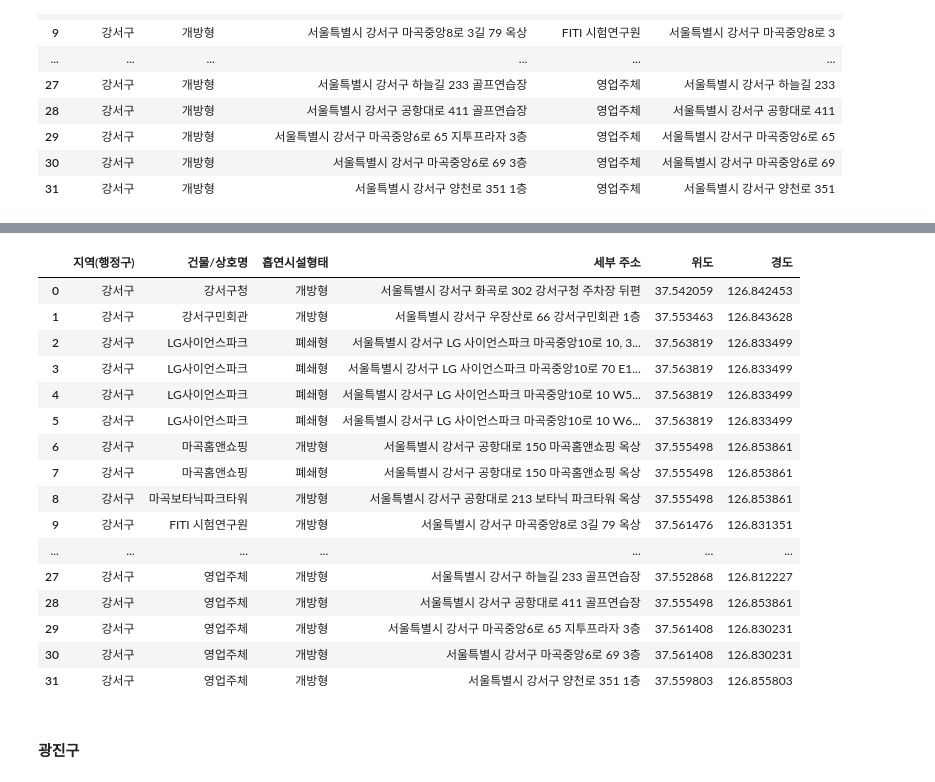
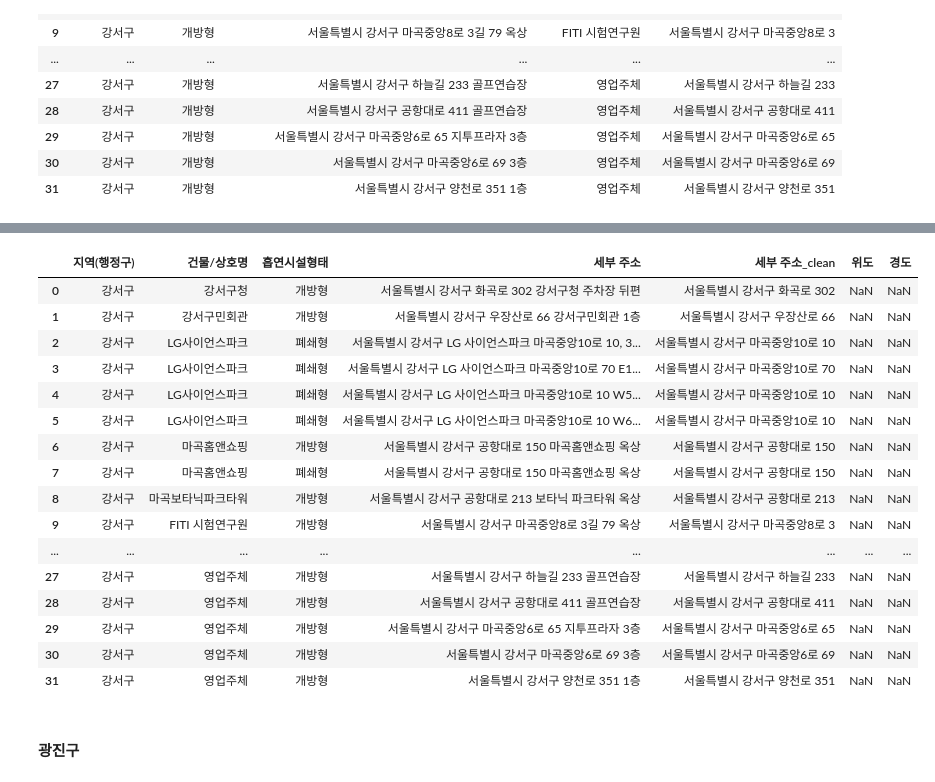
Before and after one commit to palesaltedcaramel/kick_map, a Jupyter notebook: 흡연구역_애림/데이터셋전처리.ipynb, the cells around one changed output, grey strips where cells are left out. Cells and saved outputs as stored; diff of their text form; code cells hidden in the pictures.

```diff
--- a/흡연구역_애림/데이터셋전처리.ipynb
+++ b/흡연구역_애림/데이터셋전처리.ipynb
@@ -139,12 +139,12 @@ def geocoding(address):
 # %%
 #컬럼 생성: 위도, 경도
 
-idx =0
-for i in gangseo['세부 주소_clean']:
-    try:
-        gangseo.loc[idx,'위도'] = geocoding(i)[0]
-        gangseo.loc[idx,'경도'] = geocoding(i)[1]
-    except:
-        pass
-    idx += 1
-gangseo
+# idx =0
+# for i in gangseo['세부 주소_clean']:
+#     try:
+#         gangseo.loc[idx,'위도'] = geocoding(i)[0]
+#         gangseo.loc[idx,'경도'] = geocoding(i)[1]
+#     except:
+#         pass
+#     idx += 1
+# gangseo
@@ -169,26 +151,30 @@ gangseo
 # %%
 #전처리된 데이터프레임 새로 만들기
+import numpy as np
 
-gangseo_clean = gangseo[['지역(행정구)', '건물/상호명','흡연시설형태', '세부 주소', '위도', '경도']]
+gangseo['위도'] =np.nan
+gangseo['경도'] =np.nan
+
+gangseo_clean = gangseo[['지역(행정구)', '건물/상호명','흡연시설형태', '세부 주소', '세부 주소_clean','위도', '경도']]
 gangseo_clean
 # %% [output]
-|  | 지역(행정구) | 건물/상호명 | 흡연시설형태 | 세부 주소 | 위도 | 경도 |
-| 0 | 강서구 | 강서구청 | 개방형 | 서울특별시 강서구 화곡로 302 강서구청 주차장 뒤편 | 37.542059 | 126.842453 |
-| 1 | 강서구 | 강서구민회관 | 개방형 | 서울특별시 강서구 우장산로 66 강서구민회관 1층 | 37.553463 | 126.843628 |
-| 2 | 강서구 | LG사이언스파크 | 폐쇄형 | 서울특별시 강서구 LG 사이언스파크 마곡중앙10로 10, 3... | 37.563819 | 126.833499 |
-| 3 | 강서구 | LG사이언스파크 | 폐쇄형 | 서울특별시 강서구 LG 사이언스파크 마곡중앙10로 70 E1... | 37.563819 | 126.833499 |
-| 4 | 강서구 | LG사이언스파크 | 폐쇄형 | 서울특별시 강서구 LG 사이언스파크 마곡중앙10로 10 W5... | 37.563819 | 126.833499 |
-| 5 | 강서구 | LG사이언스파크 | 폐쇄형 | 서울특별시 강서구 LG 사이언스파크 마곡중앙10로 10 W6... | 37.563819 | 126.833499 |
-| 6 | 강서구 | 마곡홈앤쇼핑 | 개방형 | 서울특별시 강서구 공항대로 150 마곡홈앤쇼핑 옥상 | 37.555498 | 126.853861 |
-| 7 | 강서구 | 마곡홈앤쇼핑 | 폐쇄형 | 서울특별시 강서구 공항대로 150 마곡홈앤쇼핑 옥상 | 37.555498 | 126.853861 |
-| 8 | 강서구 | 마곡보타닉파크타워 | 개방형 | 서울특별시 강서구 공항대로 213 보타닉 파크타워 옥상 | 37.555498 | 126.853861 |
-| 9 | 강서구 | FITI 시험연구원 | 개방형 | 서울특별시 강서구 마곡중앙8로 3길 79 옥상 | 37.561476 | 126.831351 |
-| ... | ... | ... | ... | ... | ... | ... |
-| 27 | 강서구 | 영업주체 | 개방형 | 서울특별시 강서구 하늘길 233 골프연습장 | 37.552868 | 126.812227 |
-| 28 | 강서구 | 영업주체 | 개방형 | 서울특별시 강서구 공항대로 411 골프연습장 | 37.555498 | 126.853861 |
-| 29 | 강서구 | 영업주체 | 개방형 | 서울특별시 강서구 마곡중앙6로 65 지투프라자 3층 | 37.561408 | 126.830231 |
-| 30 | 강서구 | 영업주체 | 개방형 | 서울특별시 강서구 마곡중앙6로 69 3층 | 37.561408 | 126.830231 |
-| 31 | 강서구 | 영업주체 | 개방형 | 서울특별시 강서구 양천로 351 1층 | 37.559803 | 126.855803 |
+|  | 지역(행정구) | 건물/상호명 | 흡연시설형태 | 세부 주소 | 세부 주소_clean | 위도 | 경도 |
+| 0 | 강서구 | 강서구청 | 개방형 | 서울특별시 강서구 화곡로 302 강서구청 주차장 뒤편 | 서울특별시 강서구 화곡로 302 | NaN | NaN |
+| 1 | 강서구 | 강서구민회관 | 개방형 | 서울특별시 강서구 우장산로 66 강서구민회관 1층 | 서울특별시 강서구 우장산로 66 | NaN | NaN |
+| 2 | 강서구 | LG사이언스파크 | 폐쇄형 | 서울특별시 강서구 LG 사이언스파크 마곡중앙10로 10, 3... | 서울특별시 강서구 마곡중앙10로 10 | NaN | NaN |
+| 3 | 강서구 | LG사이언스파크 | 폐쇄형 | 서울특별시 강서구 LG 사이언스파크 마곡중앙10로 70 E1... | 서울특별시 강서구 마곡중앙10로 70 | NaN | NaN |
+| 4 | 강서구 | LG사이언스파크 | 폐쇄형 | 서울특별시 강서구 LG 사이언스파크 마곡중앙10로 10 W5... | 서울특별시 강서구 마곡중앙10로 10 | NaN | NaN |
+| 5 | 강서구 | LG사이언스파크 | 폐쇄형 | 서울특별시 강서구 LG 사이언스파크 마곡중앙10로 10 W6... | 서울특별시 강서구 마곡중앙10로 10 | NaN | NaN |
+| 6 | 강서구 | 마곡홈앤쇼핑 | 개방형 | 서울특별시 강서구 공항대로 150 마곡홈앤쇼핑 옥상 | 서울특별시 강서구 공항대로 150 | NaN | NaN |
+| 7 | 강서구 | 마곡홈앤쇼핑 | 폐쇄형 | 서울특별시 강서구 공항대로 150 마곡홈앤쇼핑 옥상 | 서울특별시 강서구 공항대로 150 | NaN | NaN |
+| 8 | 강서구 | 마곡보타닉파크타워 | 개방형 | 서울특별시 강서구 공항대로 213 보타닉 파크타워 옥상 | 서울특별시 강서구 공항대로 213 | NaN | NaN |
+| 9 | 강서구 | FITI 시험연구원 | 개방형 | 서울특별시 강서구 마곡중앙8로 3길 79 옥상 | 서울특별시 강서구 마곡중앙8로 3 | NaN | NaN |
+| ... | ... | ... | ... | ... | ... | ... | ... |
+| 27 | 강서구 | 영업주체 | 개방형 | 서울특별시 강서구 하늘길 233 골프연습장 | 서울특별시 강서구 하늘길 233 | NaN | NaN |
+| 28 | 강서구 | 영업주체 | 개방형 | 서울특별시 강서구 공항대로 411 골프연습장 | 서울특별시 강서구 공항대로 411 | NaN | NaN |
+| 29 | 강서구 | 영업주체 | 개방형 | 서울특별시 강서구 마곡중앙6로 65 지투프라자 3층 | 서울특별시 강서구 마곡중앙6로 65 | NaN | NaN |
+| 30 | 강서구 | 영업주체 | 개방형 | 서울특별시 강서구 마곡중앙6로 69 3층 | 서울특별시 강서구 마곡중앙6로 69 | NaN | NaN |
+| 31 | 강서구 | 영업주체 | 개방형 | 서울특별시 강서구 양천로 351 1층 | 서울특별시 강서구 양천로 351 | NaN | NaN |
 # %% [markdown]
 #### 광진구
 # %%
```
Also changed, not shown: parts of 58 cells of this notebook, 2 other files.
